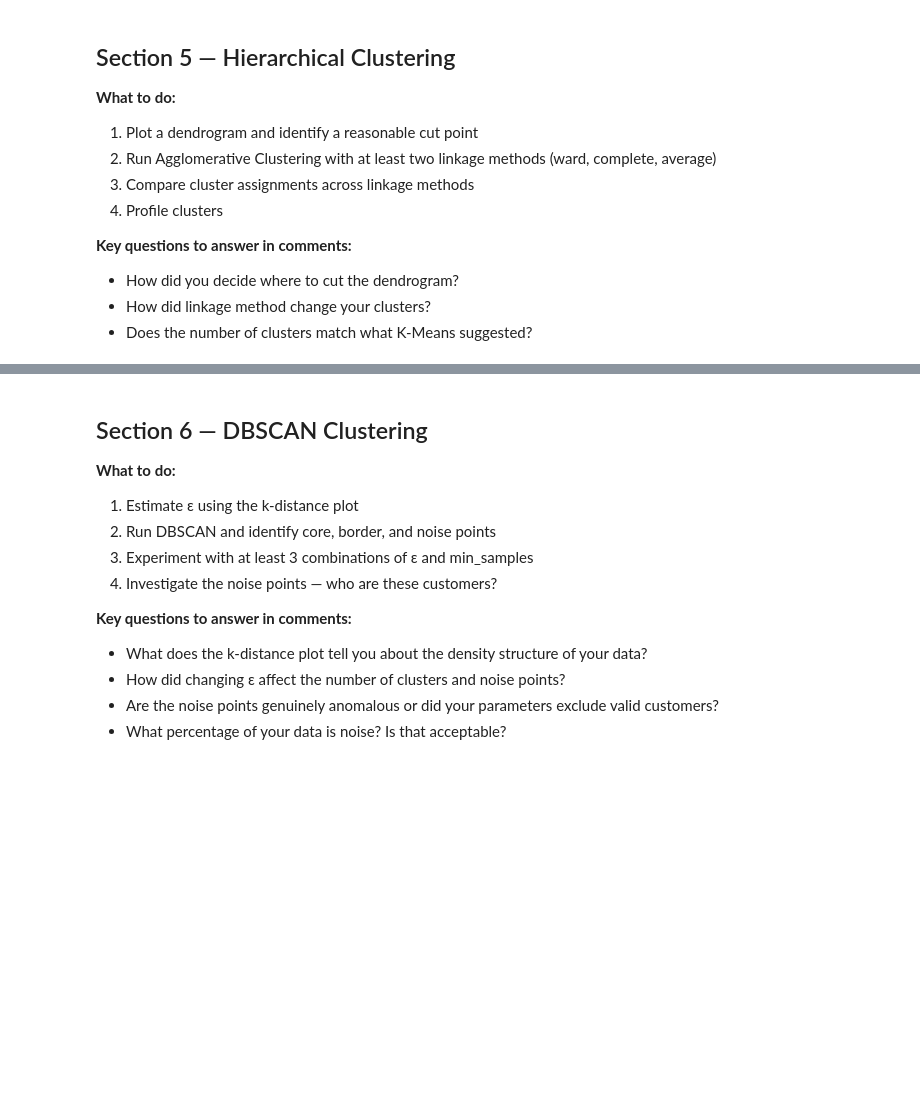
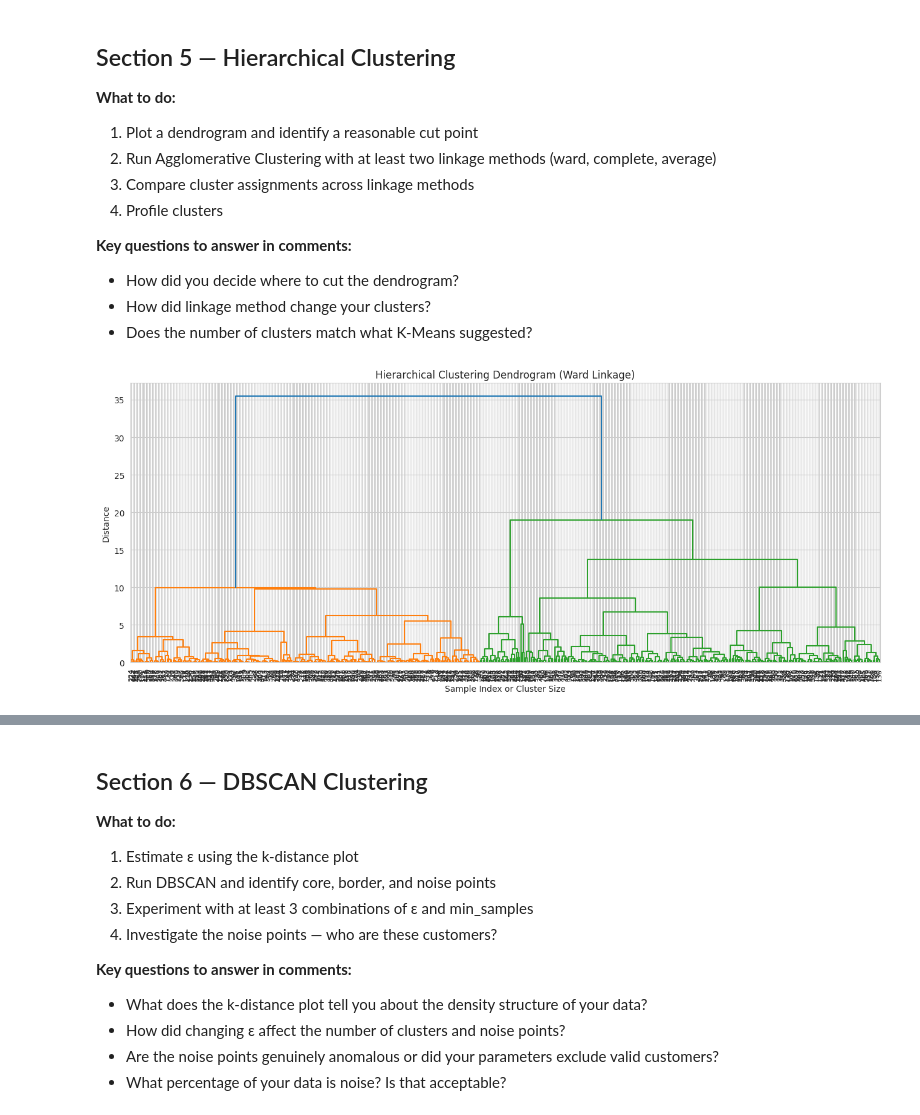
Before and after one commit to un1u3/ml-labs, a Jupyter notebook: fusemachines-2026/phase2/assignmet4/Week_7_Clustering_Assignment.ipynb, the cells around one changed output, grey strips where cells are left out. Cells and saved outputs as stored; diff of their text form; code cells hidden in the pictures; blank space fills up the shorter version.

```diff
--- a/fusemachines-2026/phase2/assignmet4/Week_7_Clustering_Assignment.ipynb
+++ b/fusemachines-2026/phase2/assignmet4/Week_7_Clustering_Assignment.ipynb
@@ -396,26 +624,37 @@ print(kmeans_profile)
 # %%
 # ── Step 1: Plot Dendrogram ──────────────────────────────────────────────────
 # Use a sample of your data for the dendrogram (full data will be too slow)
 # Justify your sample size in a comment
 
-SAMPLE_SIZE = 300  # adjust if needed
+SAMPLE_SIZE = 500  # A sample size of 500 is chosen to provide a readable dendrogram without overwhelming the plot with too many data points. It's large enough to reveal underlying hierarchical structures but small enough for efficient computation and visualization.
 sample_idx = np.random.choice(len(X_scaled), SAMPLE_SIZE, replace=False)
 X_sample = X_scaled[sample_idx]
 
 # Compute linkage matrix — try 'ward' first
-# YOUR CODE HERE
+linked = linkage(X_sample, method='ward')
 
 # Plot dendrogram
 plt.figure(figsize=(16, 6))
-# YOUR CODE HERE
+dendrogram(
+    linked,
+    orientation='top',
+    distance_sort='decreasing',
+    show_leaf_counts=True, # Show count of original observations in each leaf
+    leaf_font_size=8.
+)
 plt.title('Hierarchical Clustering Dendrogram (Ward Linkage)')
-plt.xlabel('Sample Index')
+plt.xlabel('Sample Index or Cluster Size')
 plt.ylabel('Distance')
 plt.show()
 
 # YOUR OBSERVATION HERE (as a comment):
 # Where did you cut the dendrogram? Why?
 # How many clusters does this suggest?
+
+# Observations:
+# Observing the dendrogram, a reasonable cut can be made where there is a significant vertical distance between clusters before merging. Looking at the largest gaps without cutting through very small, tightly-formed clusters, a horizontal line drawn at a distance of approximately 10-12 appears to divide the data into 3 or 4 main clusters. For consistency with the K-Means analysis and aiming for interpretable segments, I will aim for 3 clusters, similar to K-Means. This cut would capture the largest, most distinct separations in the data.
+# %% [output]
+[figure, added]
 # %%
 # ── Step 2: Fit Agglomerative Clustering ─────────────────────────────────────
 # Try at least two linkage methods: 'ward' and one other
```
Also changed, not shown: parts of 29 cells of this notebook.
